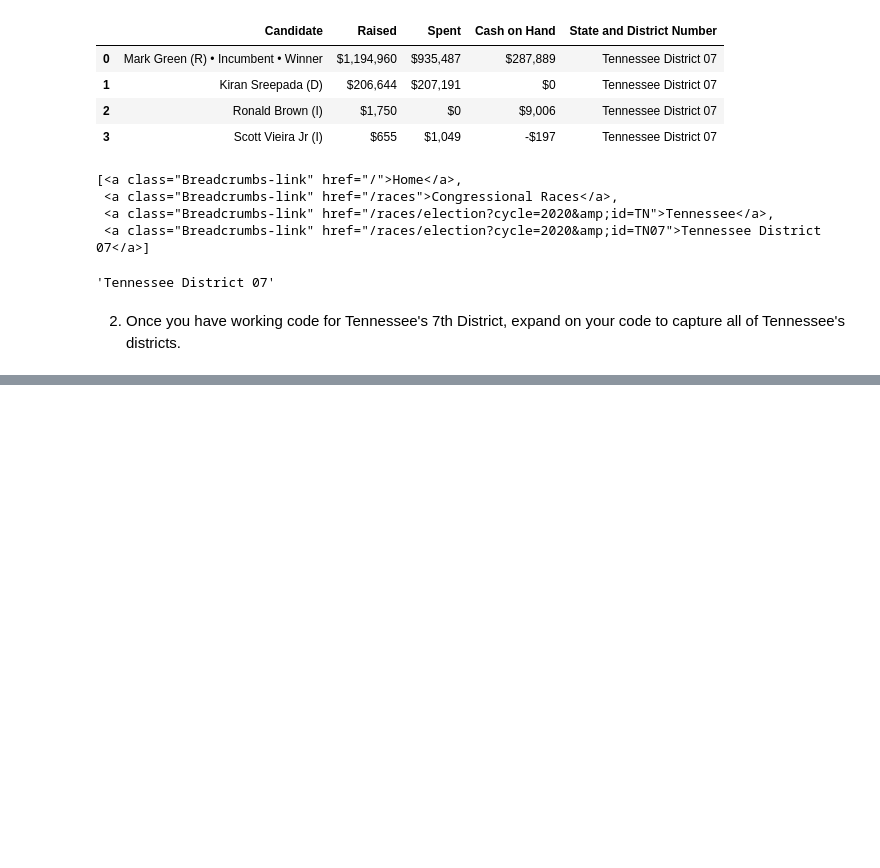
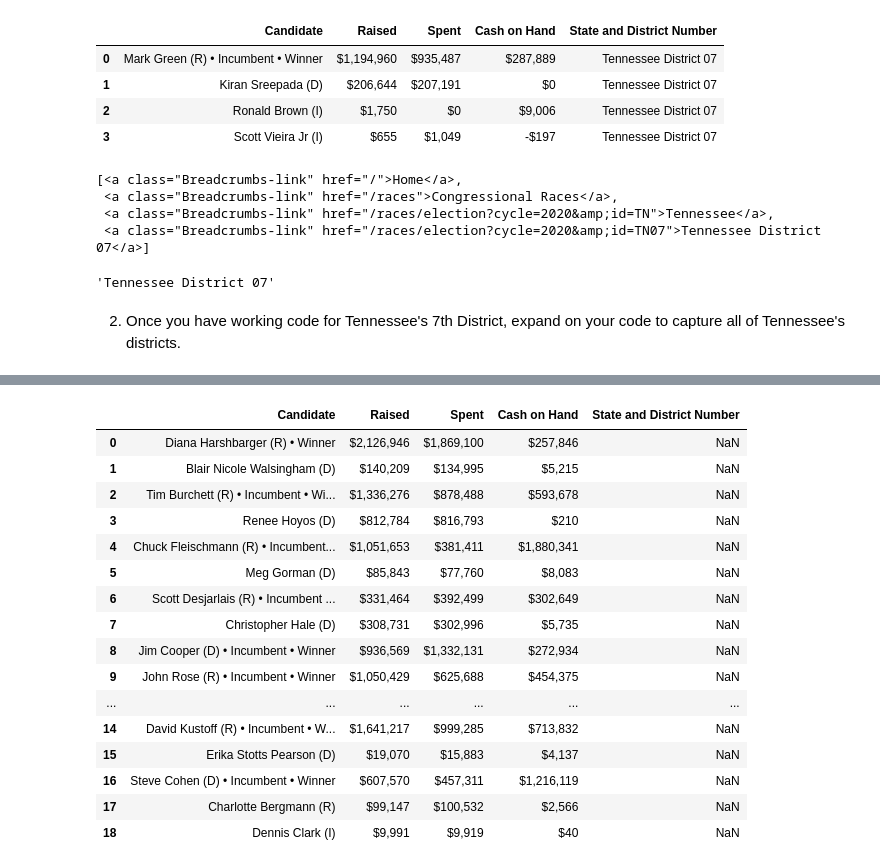
Before and after one commit to KagonDeans/webscraping-open-secrets, a Jupyter notebook: notebooks/KD_Branch_Project.ipynb, the cells around one changed output, grey strips where cells are left out. Drawn from its saved outputs; the diff is of its cells as text; code cells hidden in the pictures; blank space fills up the shorter version.

```diff
--- a/notebooks/KD_Branch_Project.ipynb
+++ b/notebooks/KD_Branch_Project.ipynb
@@ -244,0 +219,28 @@ Ten_Table['Tennesse']
+# %%
+Tennesse_d9 = pd.read_html(str(html_data[7].find_all('table', attrs={'class' : 'DataTable'})))[0]
+# %%
+dataframes = [Tennesse_d1,Tennesse_d2,Tennesse_d3,Tennesse_d4,Tennesse_d5,Tennesse_d6,candidate_table,Tennesse_d8,Tennesse_d9]
+# %%
+TN_df = pd.concat(dataframes, axis=0, ignore_index=True)
+# %%
+TN_df = TN_df.drop(columns = ['Last Report'])
+# %%
+TN_df
+# %% [output]
+|  | Candidate | Raised | Spent | Cash on Hand | State and District Number |
+| 0 | Diana Harshbarger (R) • Winner | $2,126,946 | $1,869,100 | $257,846 | NaN |
+| 1 | Blair Nicole Walsingham (D) | $140,209 | $134,995 | $5,215 | NaN |
+| 2 | Tim Burchett (R) • Incumbent • Wi... | $1,336,276 | $878,488 | $593,678 | NaN |
+| 3 | Renee Hoyos (D) | $812,784 | $816,793 | $210 | NaN |
+| 4 | Chuck Fleischmann (R) • Incumbent... | $1,051,653 | $381,411 | $1,880,341 | NaN |
+| 5 | Meg Gorman (D) | $85,843 | $77,760 | $8,083 | NaN |
+| 6 | Scott Desjarlais (R) • Incumbent ... | $331,464 | $392,499 | $302,649 | NaN |
+| 7 | Christopher Hale (D) | $308,731 | $302,996 | $5,735 | NaN |
+| 8 | Jim Cooper (D) • Incumbent • Winner | $936,569 | $1,332,131 | $272,934 | NaN |
+| 9 | John Rose (R) • Incumbent • Winner | $1,050,429 | $625,688 | $454,375 | NaN |
+| ... | ... | ... | ... | ... | ... |
+| 14 | David Kustoff (R) • Incumbent • W... | $1,641,217 | $999,285 | $713,832 | NaN |
+| 15 | Erika Stotts Pearson (D) | $19,070 | $15,883 | $4,137 | NaN |
+| 16 | Steve Cohen (D) • Incumbent • Winner | $607,570 | $457,311 | $1,216,119 | NaN |
+| 17 | Charlotte Bergmann (R) | $99,147 | $100,532 | $2,566 | NaN |
+| 18 | Dennis Clark (I) | $9,991 | $9,919 | $40 | NaN |
```
Also changed, not shown: parts of 20 cells of this notebook.
